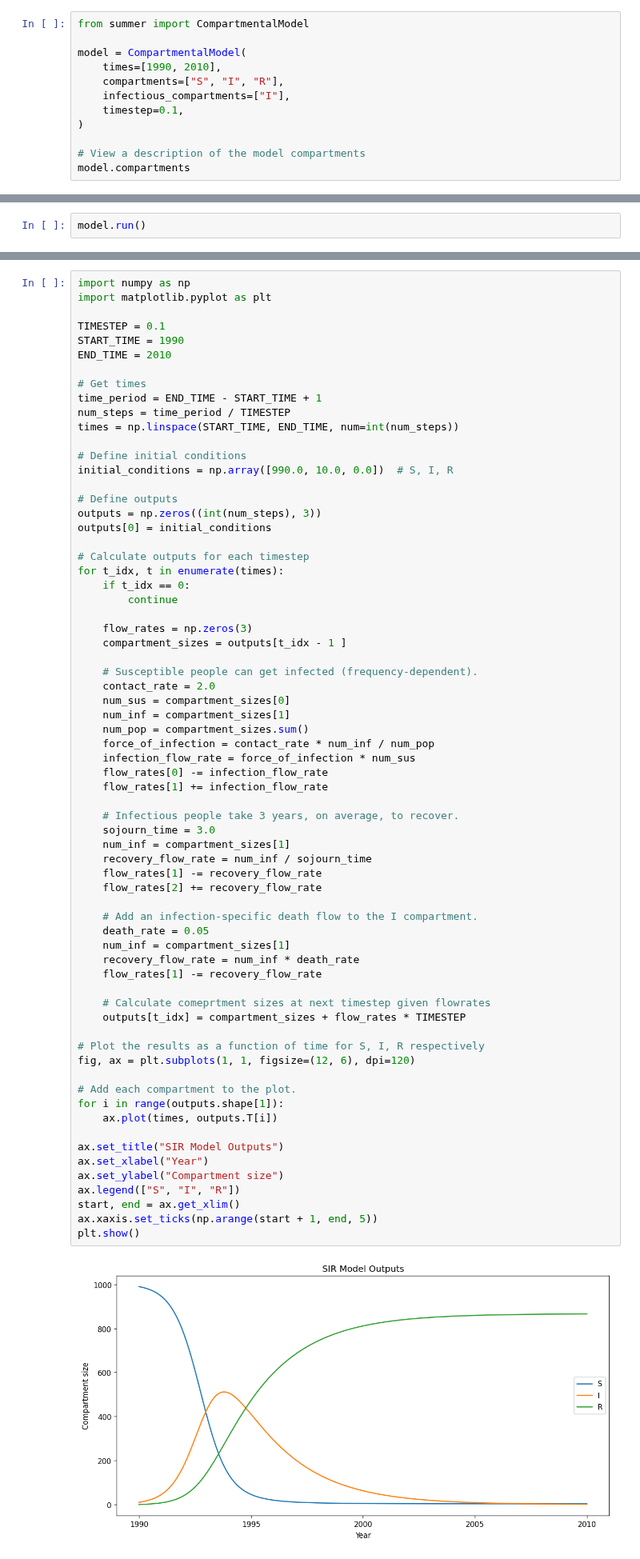
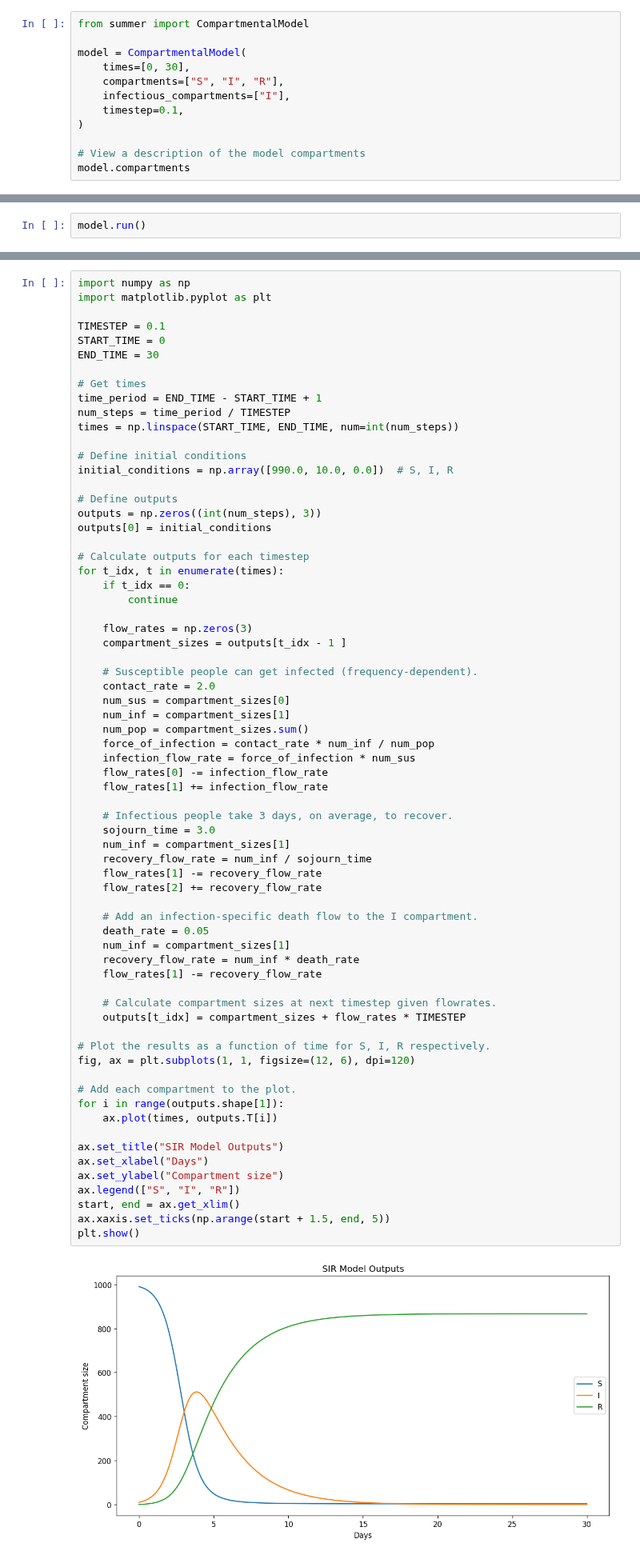
Before and after one commit to monash-emu/summer, a Jupyter notebook: docs/examples/1-basic-model.ipynb, the cells around one changed output, grey strips where cells are left out. Shown at 80% size. Saved outputs shown, nothing was run; the diff lists cells and outputs as text.

```diff
--- a/docs/examples/1-basic-model.ipynb
+++ b/docs/examples/1-basic-model.ipynb
@@ -14,7 +14,7 @@ First, let's import the summer library and create a new [CompartmentalModel](/ap
 from summer import CompartmentalModel
 
 model = CompartmentalModel(
-    times=[1990, 2010],
+    times=[0, 30],
     compartments=["S", "I", "R"],
     infectious_compartments=["I"],
     timestep=0.1,
@@ -147,8 +147,8 @@ import numpy as np
 import matplotlib.pyplot as plt
 
 TIMESTEP = 0.1
-START_TIME = 1990
-END_TIME = 2010
+START_TIME = 0
+END_TIME = 30
 
 # Get times
 time_period = END_TIME - START_TIME + 1
@@ -179,36 +179,36 @@ for t_idx, t in enumerate(times):
     infection_flow_rate = force_of_infection * num_sus
     flow_rates[0] -= infection_flow_rate
     flow_rates[1] += infection_flow_rate
 
-    # Infectious people take 3 years, on average, to recover.
+    # Infectious people take 3 days, on average, to recover.
     sojourn_time = 3.0
     num_inf = compartment_sizes[1]
     recovery_flow_rate = num_inf / sojourn_time
     flow_rates[1] -= recovery_flow_rate
     flow_rates[2] += recovery_flow_rate
 
     # Add an infection-specific death flow to the I compartment.
     death_rate = 0.05
     num_inf = compartment_sizes[1]
     recovery_flow_rate = num_inf * death_rate
     flow_rates[1] -= recovery_flow_rate
 
-    # Calculate comeprtment sizes at next timestep given flowrates
+    # Calculate compartment sizes at next timestep given flowrates.
     outputs[t_idx] = compartment_sizes + flow_rates * TIMESTEP
 
-# Plot the results as a function of time for S, I, R respectively
+# Plot the results as a function of time for S, I, R respectively.
 fig, ax = plt.subplots(1, 1, figsize=(12, 6), dpi=120)
 
 # Add each compartment to the plot.
 for i in range(outputs.shape[1]):
     ax.plot(times, outputs.T[i])
 
 ax.set_title("SIR Model Outputs")
-ax.set_xlabel("Year")
+ax.set_xlabel("Days")
 ax.set_ylabel("Compartment size")
 ax.legend(["S", "I", "R"])
 start, end = ax.get_xlim()
-ax.xaxis.set_ticks(np.arange(start + 1, end, 5))
+ax.xaxis.set_ticks(np.arange(start + 1.5, end, 5))
 plt.show()
 # %% [output]
-[figure, old version]
+[figure, new version]
```
Also changed, not shown: parts of 7 cells of this notebook.
